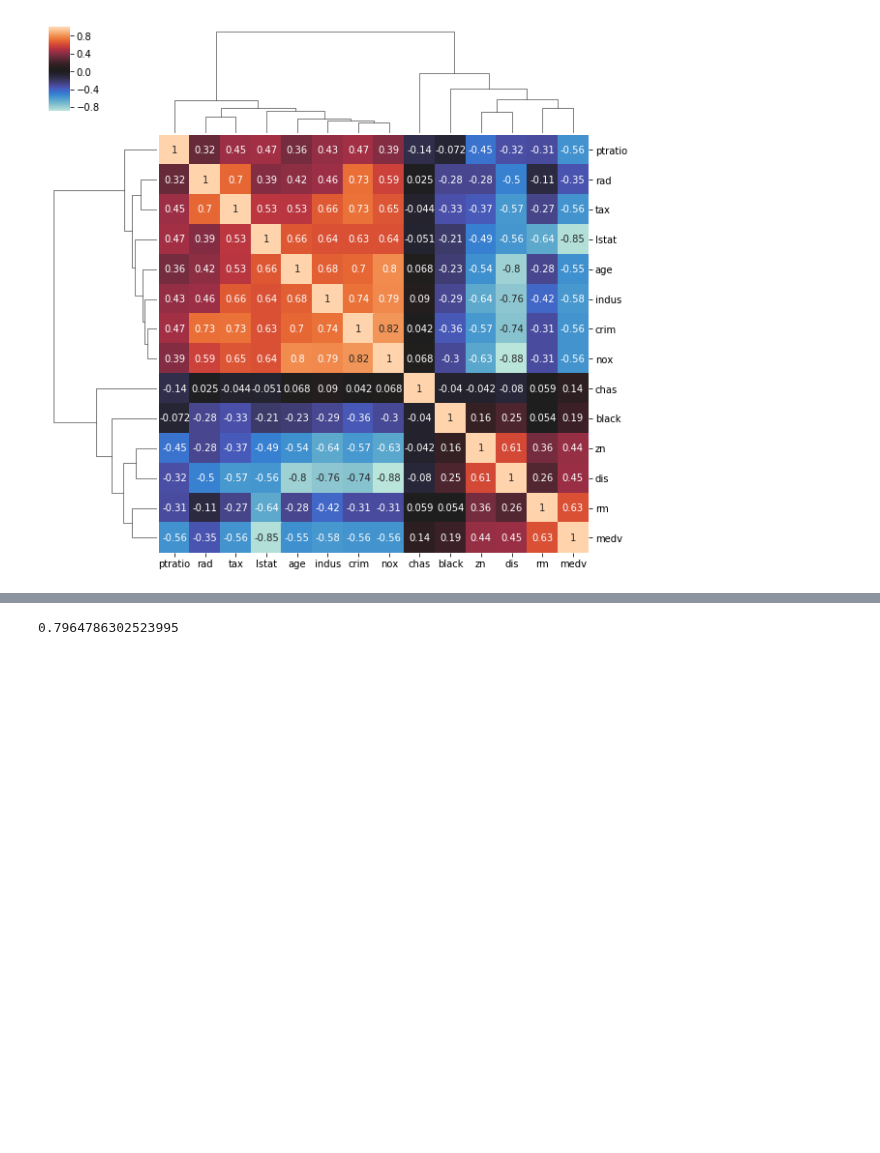
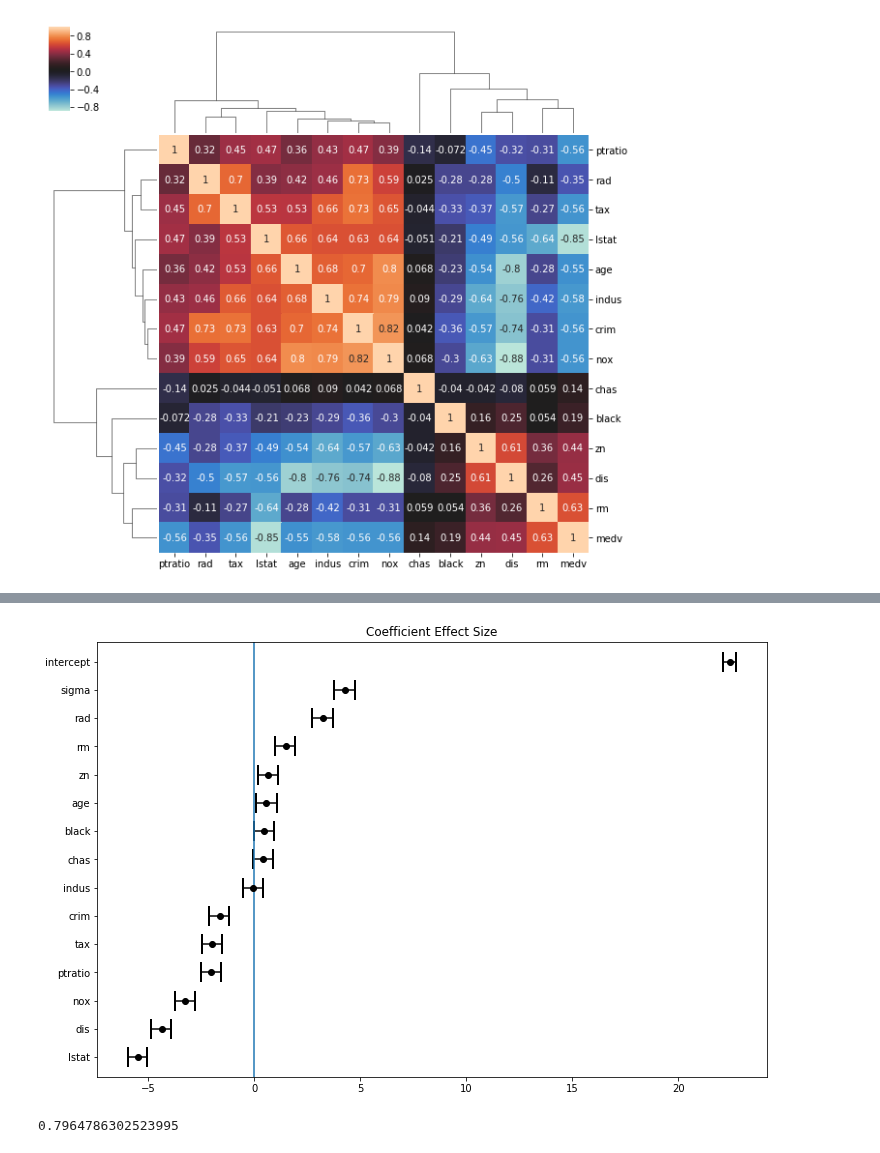
Before and after one commit to pysr1/pymc3_models, a Jupyter notebook: notebooks/Crocker_examples.ipynb, the cells around one changed output, grey strips where cells are left out. Saved outputs shown, nothing was run; the diff lists cells and outputs as text; code cells hidden in the pictures; blank space fills up the shorter version.

```diff
--- a/notebooks/Crocker_examples.ipynb
+++ b/notebooks/Crocker_examples.ipynb
@@ -86,46 +97,45 @@ LR.score(X_test, y_test)
 # %%
 def plot_coef(model, X):
-        """
-        Plots the coefficients of a linear model
 
-        Parameters
-        ----------
-        X : X dataframe used to train the model
+    """
+    Plots the coefficients of a linear model
+
+    Parameters
+    ----------
+
+    model : pymc3_models linear model object
+
+
+    X : X dataframe used to train the model
             shape [num_training_samples, num_pred]
 
-        return_std : bool (defaults to False)
-            Flag of whether to return standard deviations with mean probabilities
-
-        num_ppc_samples : int (defaults to 2000)
-            'samples' parameter passed to pm.sample_ppc
-        """
-
-
-
-
+    """
 
 
     coefs = model.summary.reset_index().rename(columns = {'index' : 'coef'})
     ypa_ci = np.array(list(zip(-coefs['hpd_2.5'] + coefs['mean'],
                                 coefs['hpd_97.5'] - coefs['mean']))).T
 
 
     # Correct order coefficients are returned
     coef = ['intercept']
     for i in X.columns:
         coef.append(i)
     coef.append('sigma')
     coefs['coef'] = coef
     #coefs['coef'] = ['intercept', 'crim', 'zn', 'indus', 'chas', 'nox', 'rm', 'age', 'dis', 'rad', 'tax',
     #       'ptratio', 'black', 'lstat', 'sigma']
     coefs = coefs.sort_values('mean')
     plt.figure(figsize = (12, 8))
-    plt.errorbar('mean', 'coef', xerr=ypa_ci, data=coefs, fmt='ko',
+    ax = plt.errorbar('mean', 'coef', xerr=ypa_ci, data=coefs, fmt='ko',
                  capthick=2, capsize=10, label=None)
     plt.title('Coefficient Effect Size')
     plt.axvline(0)
-    plt.show()
+    return ax
 plot_coef(LR, X)
+plt.show()
+# %% [output]
+[figure, added]
 # %%
 from sklearn.linear_model import LinearRegression
 
```
Also changed, not shown: parts of 4 cells of this notebook, 1 other file.
